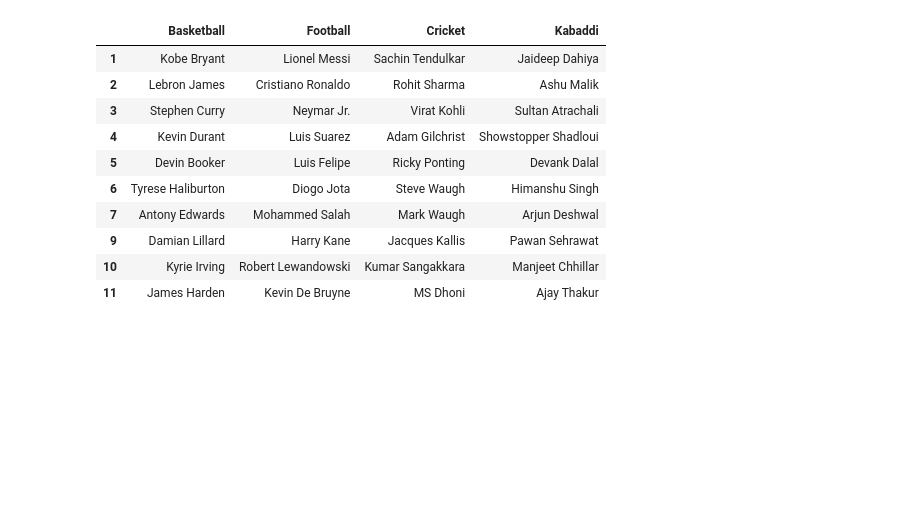
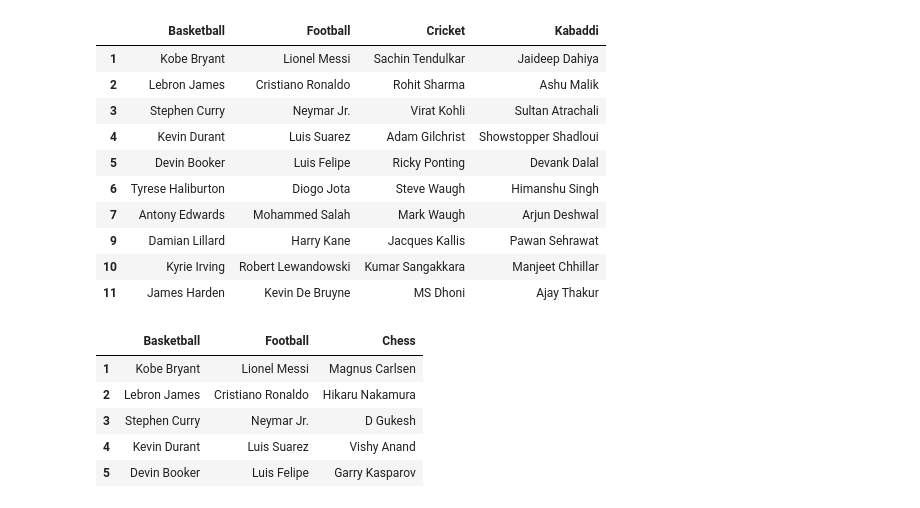
Before and after one commit to 064-breaks-stuff/Learning-Data-Analysis, a Jupyter notebook: python.ipynb, the cells around one changed output. Cells and saved outputs as stored; diff of their text form; code cells hidden in the pictures; blank space fills up the shorter version.

```diff
--- a/python.ipynb
+++ b/python.ipynb
@@ -229,3 +229,14 @@ myDataFrame.head(10)
 # %%
 myDataFrame.drop(8, axis=0, inplace=True)
 myDataFrame.drop([12,15], axis=0, inplace=True)
+# %%
+df = myDataFrame.iloc[0:5,0:2]
+df['Chess'] = ["Magnus Carlsen","Hikaru Nakamura","D Gukesh","Vishy Anand","Garry Kasparov"]
+df
+# %% [output]
+|  | Basketball | Football | Chess |
+| 1 | Kobe Bryant | Lionel Messi | Magnus Carlsen |
+| 2 | Lebron James | Cristiano Ronaldo | Hikaru Nakamura |
+| 3 | Stephen Curry | Neymar Jr. | D Gukesh |
+| 4 | Kevin Durant | Luis Suarez | Vishy Anand |
+| 5 | Devin Booker | Luis Felipe | Garry Kasparov |
```
